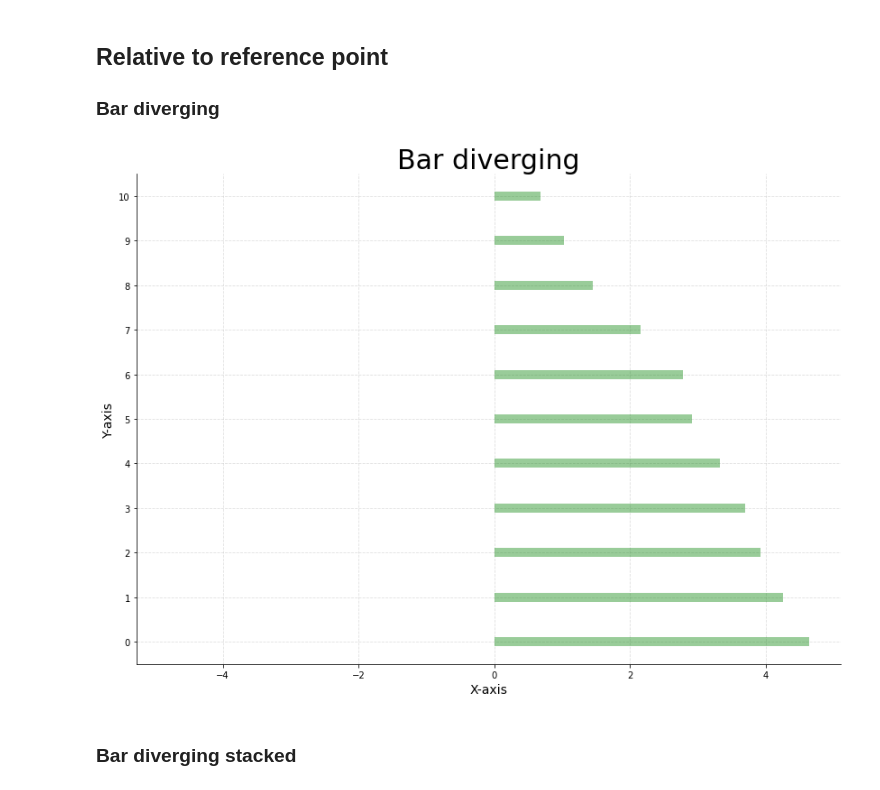
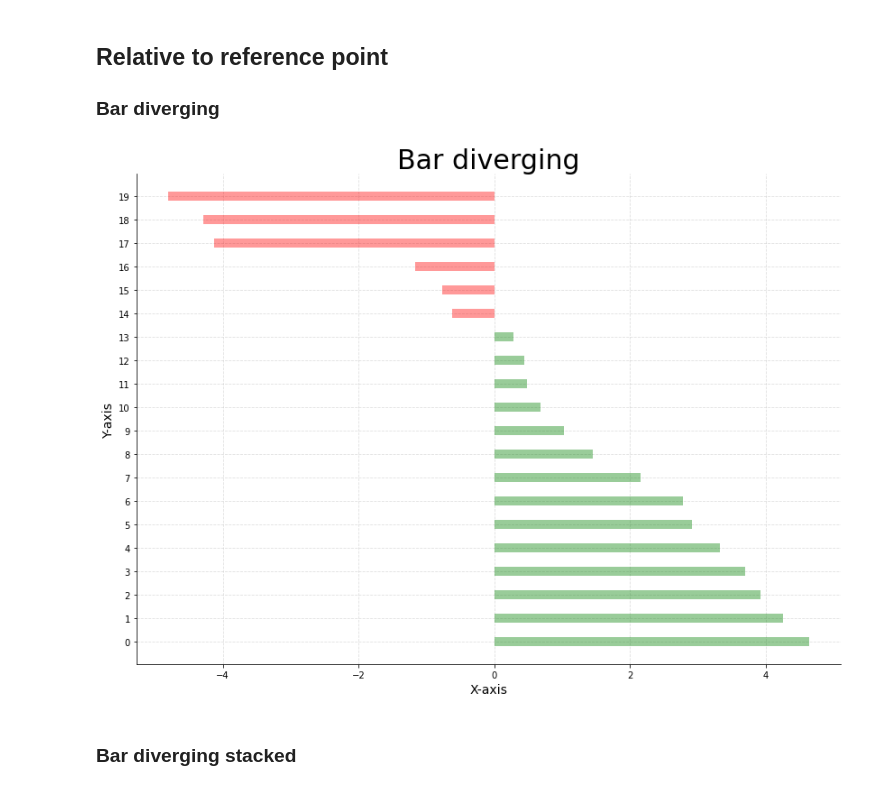
Before and after one commit to mohamed-ma/Leerstof_2122, a Jupyter notebook: 10_DataVisualisation/DataVisualisation.ipynb, the cells around one changed output. Cells and saved outputs as stored; diff of their text form; code cells hidden in the pictures.

```diff
--- a/10_DataVisualisation/DataVisualisation.ipynb
+++ b/10_DataVisualisation/DataVisualisation.ipynb
@@ -22,35 +22,35 @@ df.reset_index(inplace=True)
 df
 
 plt.figure(figsize=(14,10))
 
 colors = ['red' if x < 0 else 'green' for x in df.data]
 
 
 plt.hlines(y=df.index, xmin=0, xmax=df.data, color=colors, linewidth=10, alpha=0.4)
 
 plt.title("Bar diverging", fontdict={"size": 30})
 plt.gca().set_xlabel("X-axis", fontsize=14)
 plt.gca().set_ylabel("Y-axis", fontsize=14)
 
 # streepjes op de assen corrigeren (komma-getallen geen steek houden)
 # 2 keer df.index omdat de eerste keer de waarde waar de tick is en de tweede keer het label
 # 2de df.index zijn de count() van df.index rijen
 plt.yticks(df.index, df.index, fontsize=10)
 
 # waarde van x axis verwijderen
 #plt.xticks([])
 
 #grid met lijnen, zonder transparantie
 plt.grid(linestyle="--", alpha=0.4)
 
 # de bovenste en rechtse border weg doen
 plt.gca().spines["top"].set_visible(False)
 plt.gca().spines["right"].set_visible(False)
 
-# de y-as waardes
-plt.gca().set_ylim(-0.5, 10.5)
+# de y-as waardes minima en maxima wijzigen
+# plt.gca().set_ylim(-0.5, 10.5)
 plt.savefig("test.png")
 # %% [output]
-[figure, old version]
+[figure, new version]
 # %% [markdown]
 ### Bar diverging stacked
```
Also changed, not shown: parts of 2 cells of this notebook.
